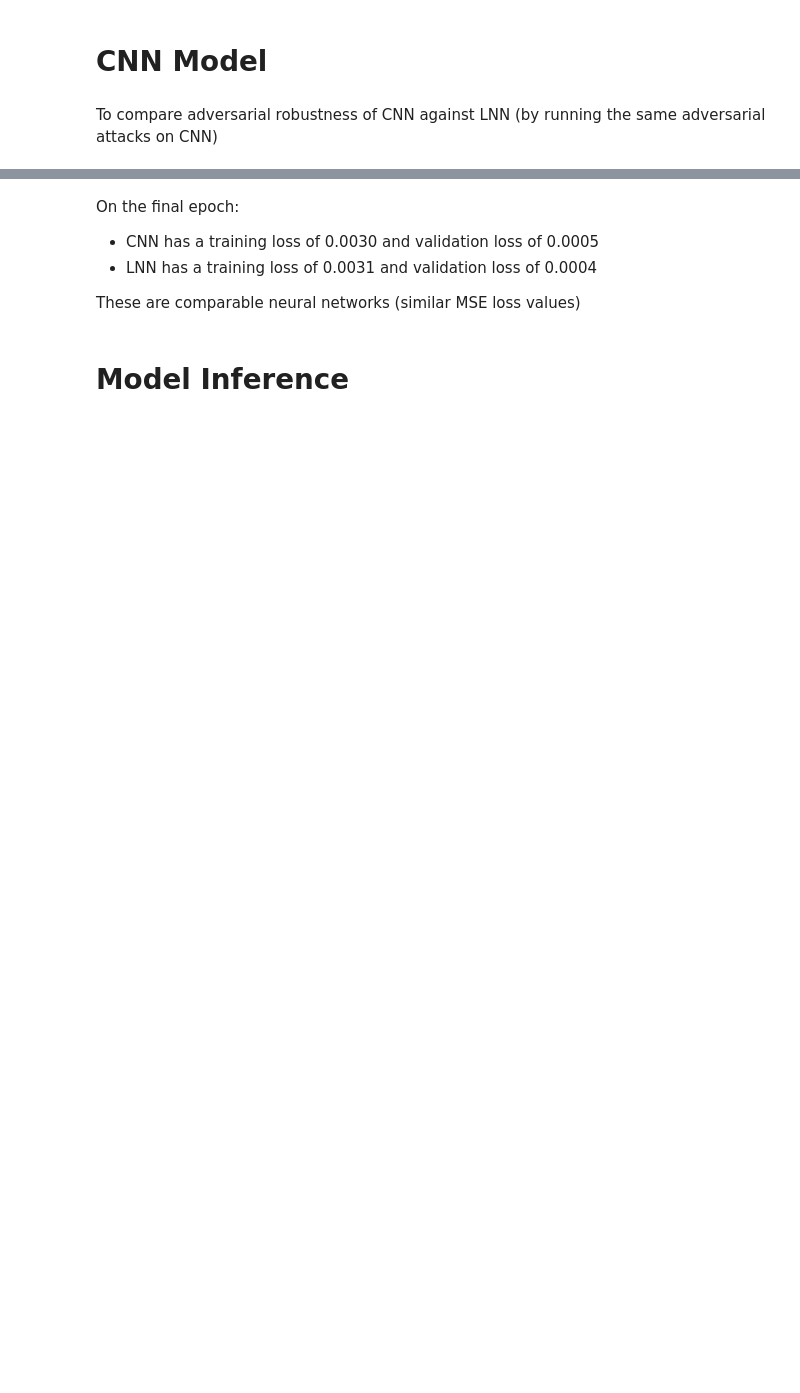
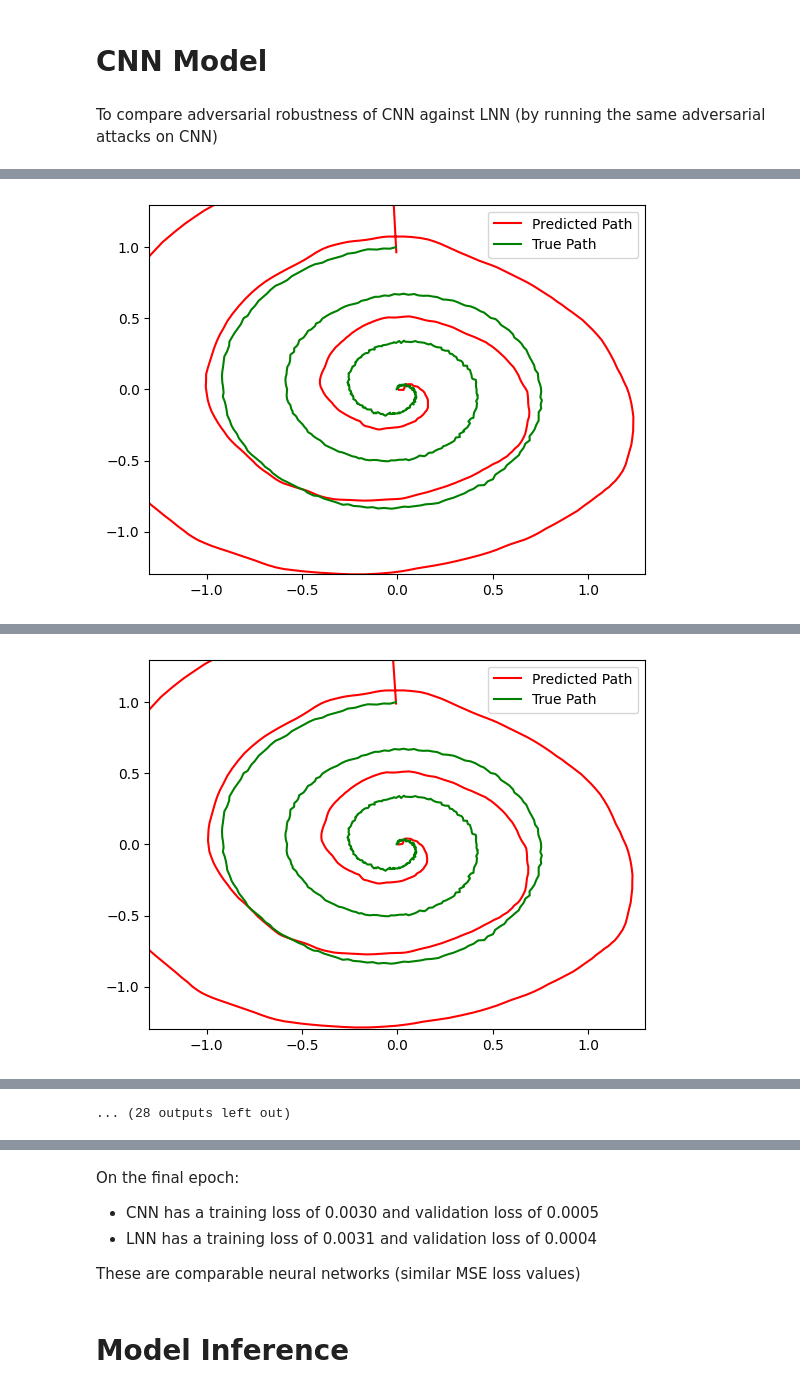
Before and after one commit to ViyanR/LTCFYP, a Jupyter notebook: LNN_LTC_Adversarial_Attacks.ipynb, the cells around one changed output, grey strips where cells are left out. Cells and saved outputs as stored; diff of their text form; code cells hidden in the pictures; blank space fills up the shorter version.

```diff
--- a/LNN_LTC_Adversarial_Attacks.ipynb
+++ b/LNN_LTC_Adversarial_Attacks.ipynb
@@ -362,20 +402,38 @@ lnn_model = torch.load("lnn_model.pt", weights_only=False)
 # %% [markdown]
 To compare adversarial robustness of CNN against LNN (by running the same adversarial attacks on CNN)
 # %%
+# class CNN(nn.Module):
+#     def __init__(self, input_dim=2, hidden_channels=64, output_dim=2):
+#         super(CNN, self).__init__()
+#         self.conv1 = nn.Conv1d(input_dim, hidden_channels, kernel_size=3, padding=1)
+#         self.conv2 = nn.Conv1d(hidden_channels, hidden_channels, kernel_size=3, padding=1)
+#         self.conv3 = nn.Conv1d(hidden_channels, output_dim, kernel_size=1)
+#         self.dropout = nn.Dropout(0.2)
+
+#     def forward(self, x):
+#         x = x.permute(0, 2, 1)  # [B, C, T]
+#         x = F.relu(self.conv1(x))
+#         x = self.dropout(x)
+#         x = F.relu(self.conv2(x))
+#         x = self.conv3(x)
+#         return x.permute(0, 2, 1)  # [B, T, C]
+
 class CNN(nn.Module):
     def __init__(self, input_dim=2, hidden_channels=64, output_dim=2):
         super(CNN, self).__init__()
         self.conv1 = nn.Conv1d(input_dim, hidden_channels, kernel_size=3, padding=1)
         self.conv2 = nn.Conv1d(hidden_channels, hidden_channels, kernel_size=3, padding=1)
-        self.conv3 = nn.Conv1d(hidden_channels, output_dim, kernel_size=1)
+        self.conv3 = nn.Conv1d(hidden_channels, hidden_channels, kernel_size=3, padding=1)
+        self.out = nn.Conv1d(hidden_channels, output_dim, kernel_size=1)
         self.dropout = nn.Dropout(0.2)
 
     def forward(self, x):
         x = x.permute(0, 2, 1)  # [B, C, T]
         x = F.relu(self.conv1(x))
+        x = F.relu(self.conv2(x))
         x = self.dropout(x)
-        x = F.relu(self.conv2(x))
-        x = self.conv3(x)
+        x = F.relu(self.conv3(x))
+        x = self.out(x)
         return x.permute(0, 2, 1)  # [B, T, C]
 # %%
 # Hyperparameters
@@ -384,13 +442,18 @@ hidden_channels = 32
 output_dim = 2
 num_points = 500
 num_turns = 3
-learning_rate = 0.005
+# learning_rate = 0.005
+learning_rate = 0.001
 num_epochs = 2000
 seq_len = 3
 batch_size = 32
 
 # Generate data
 data = generate_spiral_data(num_points, num_turns)
+
+# Normalise data (both inputs and targets)
+data, mean, std = normalise(data)
+
 all_inputs = data[:-1, :]
 all_targets = data[1:, :]
 
@@ -421,6 +484,9 @@ cnn_model = CNN(input_dim=input_dim, hidden_channels=hidden_channels, output_dim
 criterion = nn.MSELoss()
 optimizer = optim.Adam(cnn_model.parameters(), lr=learning_rate)
 
+scheduler = torch.optim.lr_scheduler.StepLR(optimizer, step_size=500, gamma=0.5)
+
+
 # Training loop
 for epoch in range(num_epochs):
     cnn_model.train()
@@ -436,6 +502,7 @@ for epoch in range(num_epochs):
         total_loss += loss.item()
         loss.backward()
         optimizer.step()
+        scheduler.step()
 
     # Evaluation and plotting every 100 epochs
     if (epoch + 1) % 100 == 0:
@@ -447,9 +514,15 @@ for epoch in range(num_epochs):
             val_loss = criterion(predictions, torch.FloatTensor(all_targets).unsqueeze(0))
 
         print(f"Epoch [{epoch+1}/{num_epochs}], Train Loss: {total_loss:.4f}, Val Loss: {val_loss:.4f}")
-        plt.plot(all_targets[:, 0], all_targets[:, 1], 'g-', label='True Path')
-        plt.plot(np_predictions[:, 0], np_predictions[:, 1], 'r--', label='Predicted Path')
+
+        # Denormalise predictions and targets for plotting in original dataspace
+        np_predictions_denorm, _, _ = denormalise(np_predictions, mean, std)
+        all_targets_denorm, _, _ = denormalise(all_targets, mean, std)
+
+        plt.plot(np_predictions_denorm[:, 0], np_predictions_denorm[:, 1], 'r-', label='Predicted Path')
+        plt.plot(all_targets_denorm[:, 0], all_targets_denorm[:, 1], 'g-', label='True Path')
         plt.xlim(-1.3, 1.3)
         plt.ylim(-1.3, 1.3)
         plt.legend()
         plt.show()
+# %% [output]
@@ -455,0 +530 @@ for epoch in range(num_epochs):
+[figure, added]
@@ -455,0 +532 @@ for epoch in range(num_epochs):
+[figure, added]
@@ -455,0 +541 @@ for epoch in range(num_epochs):
+... (28 outputs left out)
```
Also changed, not shown: parts of 10 cells of this notebook.
